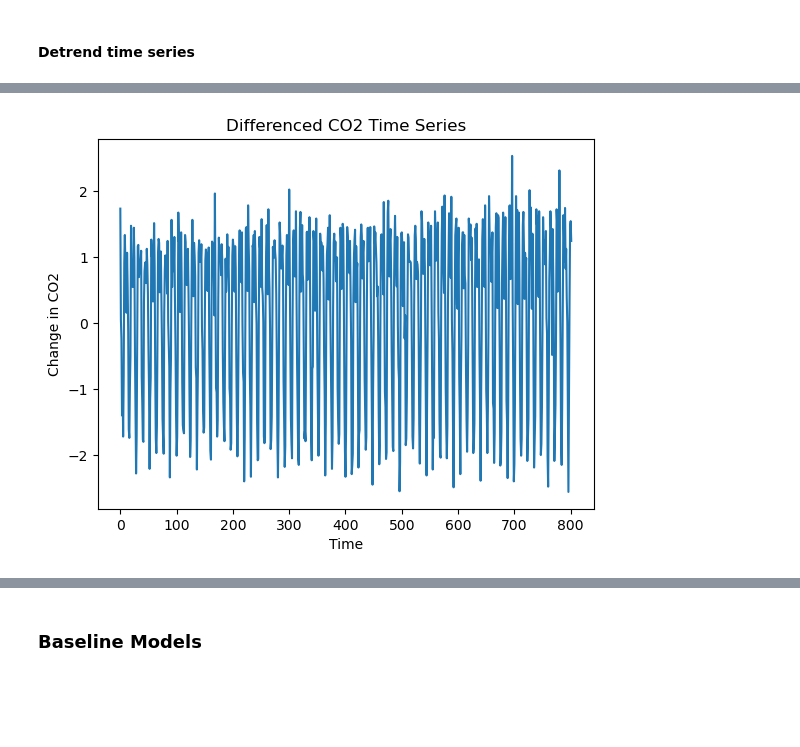
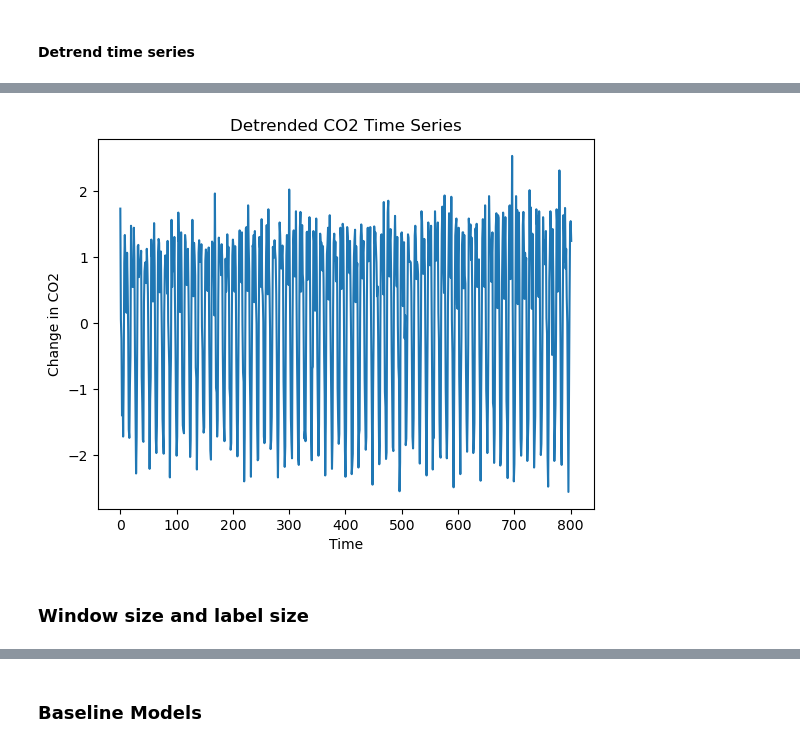
Before and after one commit to ieadoboe/effective-waffle, a Jupyter notebook: 21_mauna_loa_co2_rnn.ipynb, the cells around one changed output, grey strips where cells are left out. Saved outputs shown, nothing was run; the diff lists cells and outputs as text; code cells hidden in the pictures; blank space fills up the shorter version.

```diff
--- a/21_mauna_loa_co2_rnn.ipynb
+++ b/21_mauna_loa_co2_rnn.ipynb
@@ -31,11 +40,11 @@ diff_co2 = co2_values[1:] - co2_values[:-1]
 # %%
 plt.plot(diff_co2)
-plt.title('Differenced CO2 Time Series')
+plt.title('Detrended CO2 Time Series')
 plt.xlabel('Time')
 plt.ylabel('Change in CO2')
 plt.show()
 # %% [output]
-[figure, old version]
+[figure, new version]
 # %%
 # Prepare supervised learning dataset
 def gen_data_splits(data, window_size=1):
@@ -44,5 +53,7 @@ def gen_data_splits(data, window_size=1):
         X.append(data[i:i+window_size])
         y.append(data[i+window_size])
     return np.array(X), np.array(y)
+# %% [markdown]
+### Window size and label size
 # %%
 
```
Also changed, not shown: parts of 21 cells of this notebook, 1 other file.
